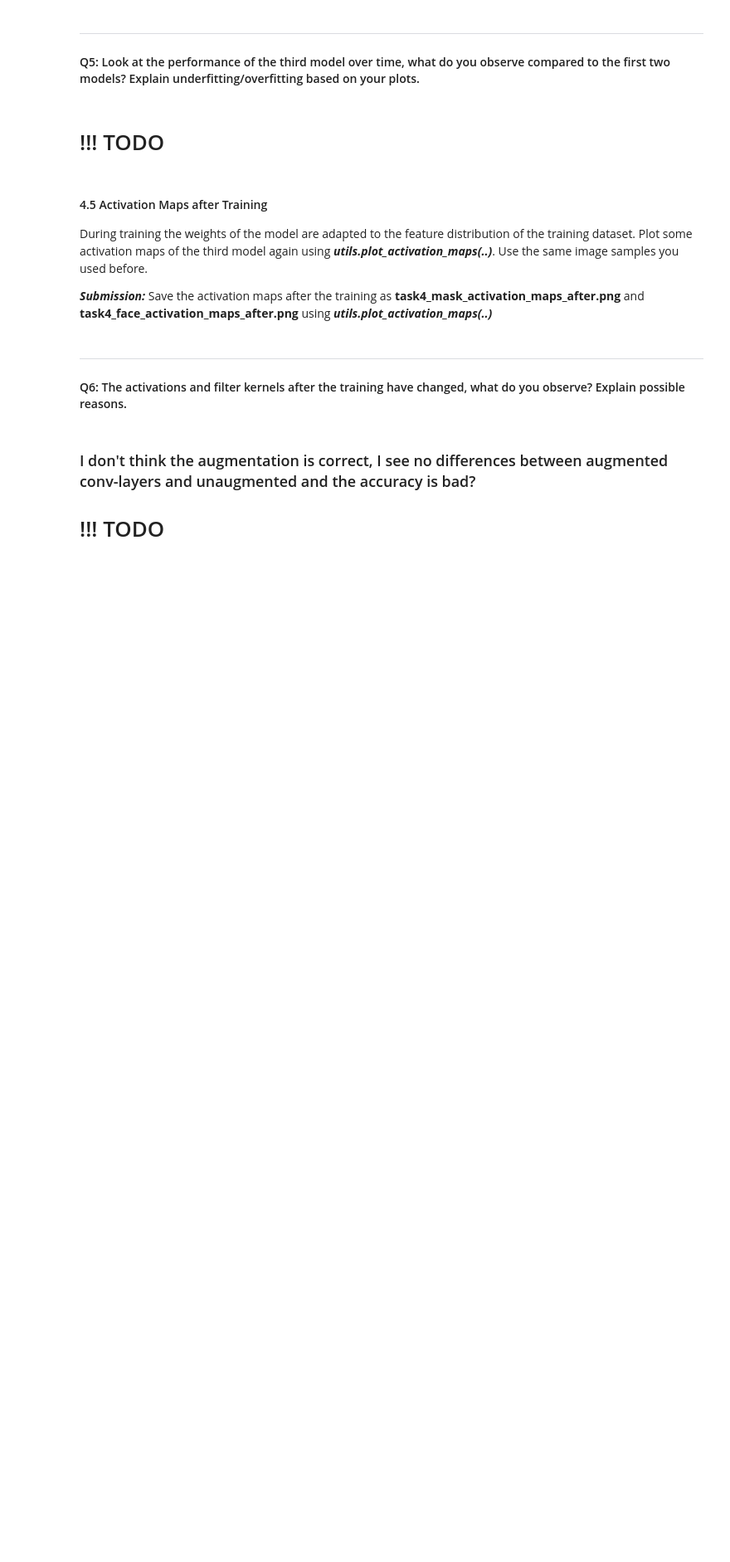
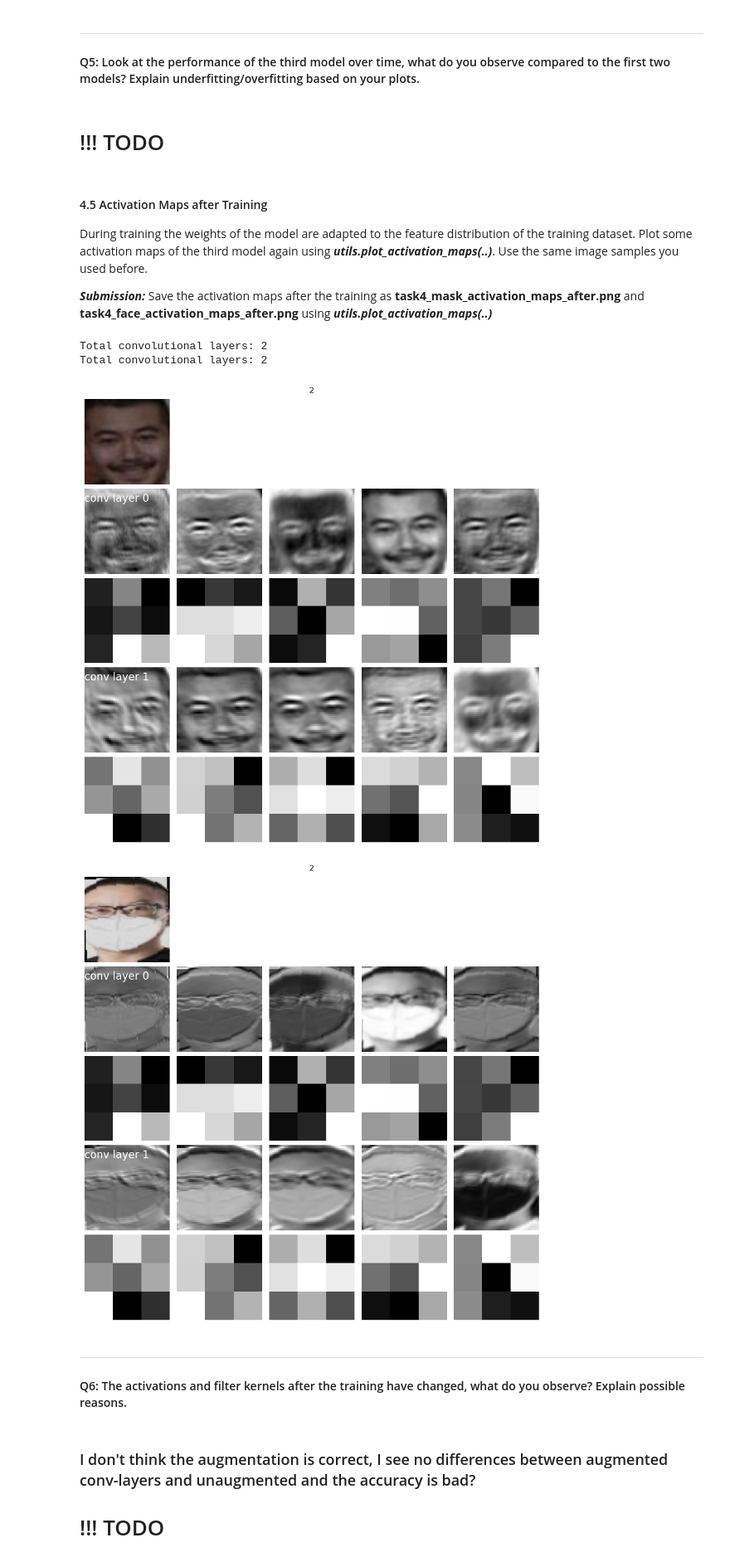
Before and after one commit to michael-rubik/CV_2022_Ass_2, a Jupyter notebook: TASK4/Task4.ipynb, the cells around one changed output. Shown at 83% size. Saved outputs shown, nothing was run; the diff lists cells and outputs as text; code cells hidden in the pictures; blank space fills up the shorter version.

```diff
--- a/TASK4/Task4.ipynb
+++ b/TASK4/Task4.ipynb
@@ -286,8 +314,13 @@ During training the weights of the model are adapted to the feature distribution
 
 ***Submission:*** Save the activation maps after the training as **task4_mask_activation_maps_after.png** and **task4_face_activation_maps_after.png** using ***utils.plot_activation_maps(..)***
 # %%
-utils.plot_activation_maps(model_augmented, sample_face, name="task4_mask_activation_maps_before.png")
-utils.plot_activation_maps(model_augmented, sample_mask, name="task4_face_activation_maps_before.png")
+utils.plot_activation_maps(model_augmented, sample_face, name="task4_mask_activation_maps_after.png", group_no=2)
+utils.plot_activation_maps(model_augmented, sample_mask, name="task4_face_activation_maps_after.png", group_no=2)
+# %% [output]
+Total convolutional layers: 2
+Total convolutional layers: 2
+[figure, added]
+[figure, added]
 # %% [markdown]
 ***
 #### Q6: The activations and filter kernels after the training have changed, what do you observe? Explain possible reasons.
```
Also changed, not shown: parts of 7 cells of this notebook, 6 other files.
